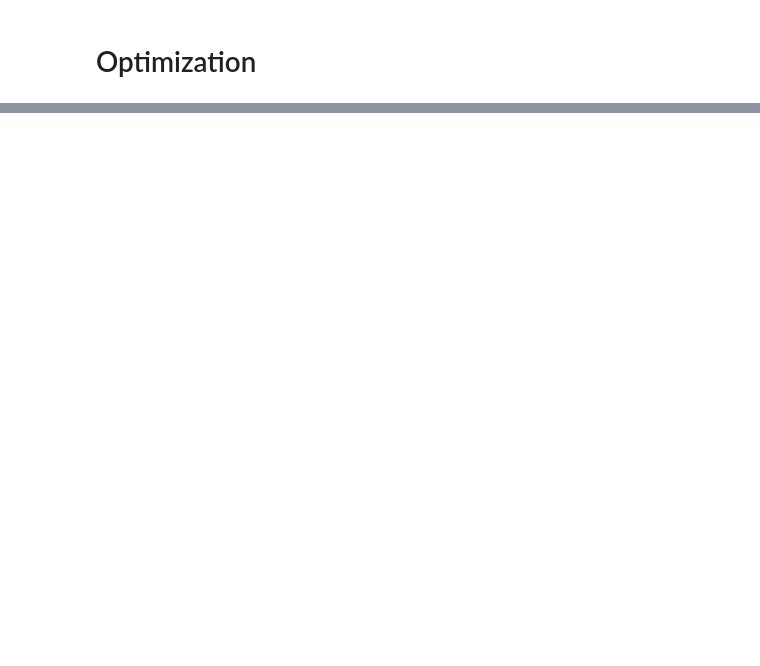
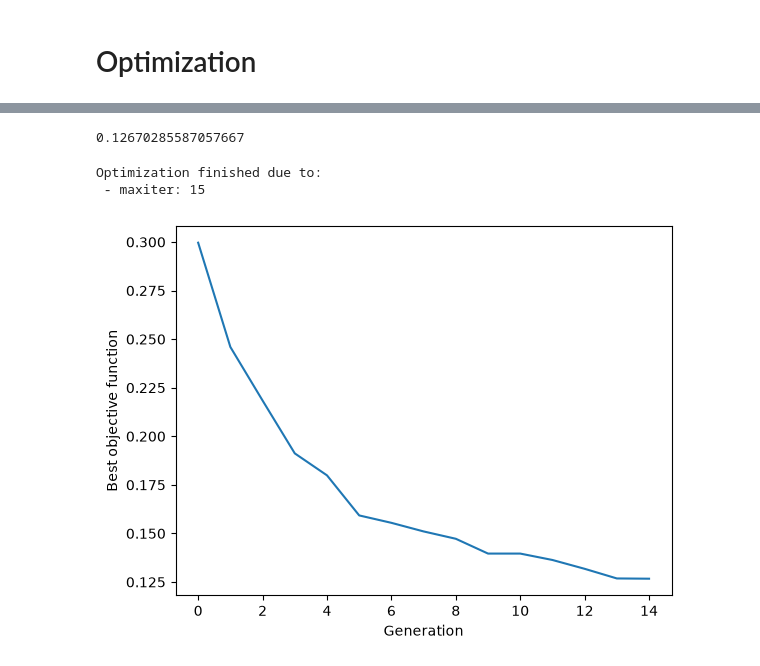
Before and after one commit to Jatsekku/photoNix, a Jupyter notebook: workspace/examples/lumerical/jupyter/stripWaveguide_sBend.ipynb, the cells around one changed output, grey strips where cells are left out. Drawn from its saved outputs; the diff is of its cells as text; code cells hidden in the pictures; blank space fills up the shorter version.

```diff
--- a/workspace/examples/lumerical/jupyter/stripWaveguide_sBend.ipynb
+++ b/workspace/examples/lumerical/jupyter/stripWaveguide_sBend.ipynb
@@ -416,15 +491,32 @@ es = cma.CMAEvolutionStrategy(
 # %%
-best_values = []
+optimization_data = {
+    "generations": [],
+    "optimizer": None,
+}
 
-generation = 0
+solver.switchtolayout()
+solver.setnamed("field-monitor", "enabled", False)
+solver.setnamed("index-monitor", "enabled", False)
+
+gen_idx = 0
 while not es.stop():
     solutions = es.ask()
     function_values = objective_function(solutions)
     es.tell(solutions, function_values)
 
-    best_values.append(es.result[1])
+    f_best = es.result.fbest
+    x_best = es.result.xbest
 
-    # Print message for each generation
-    print(f"Generation {generation}: Best function value = {es.result[1]:.3f}")
+    # Store history for this generation
+    optimization_data["generations"].append({
+        "gen": gen_idx,
+        "f_best": f_best,
+        "x_best": x_best,
+    })
 
-    generation += 1
+    print(f"Generation {gen_idx}: Best function value = {f_best:.3f}")
+
+    gen_idx += 1
+
+# Save the full optimizer state at the end
+optimization_data["optimizer"] = es
@@ -430,0 +531,18 @@ while not es.stop():
+# %%
+print(es.result.fbest)
+# %% [output]
+0.12670285587057667
+# %%
+print("Optimization finished due to:")
+for reason, value in es.stop().items():
+    print(f" - {reason}: {value}")
+# %% [output]
+Optimization finished due to:
+ - maxiter: 15
+# %%
+plt.plot(best_values)
+plt.xlabel("Generation")
+plt.ylabel("Best objective function")
+plt.show()
+# %% [output]
+[figure, added]
```
Also changed, not shown: parts of 18 cells of this notebook, 1 other file.
